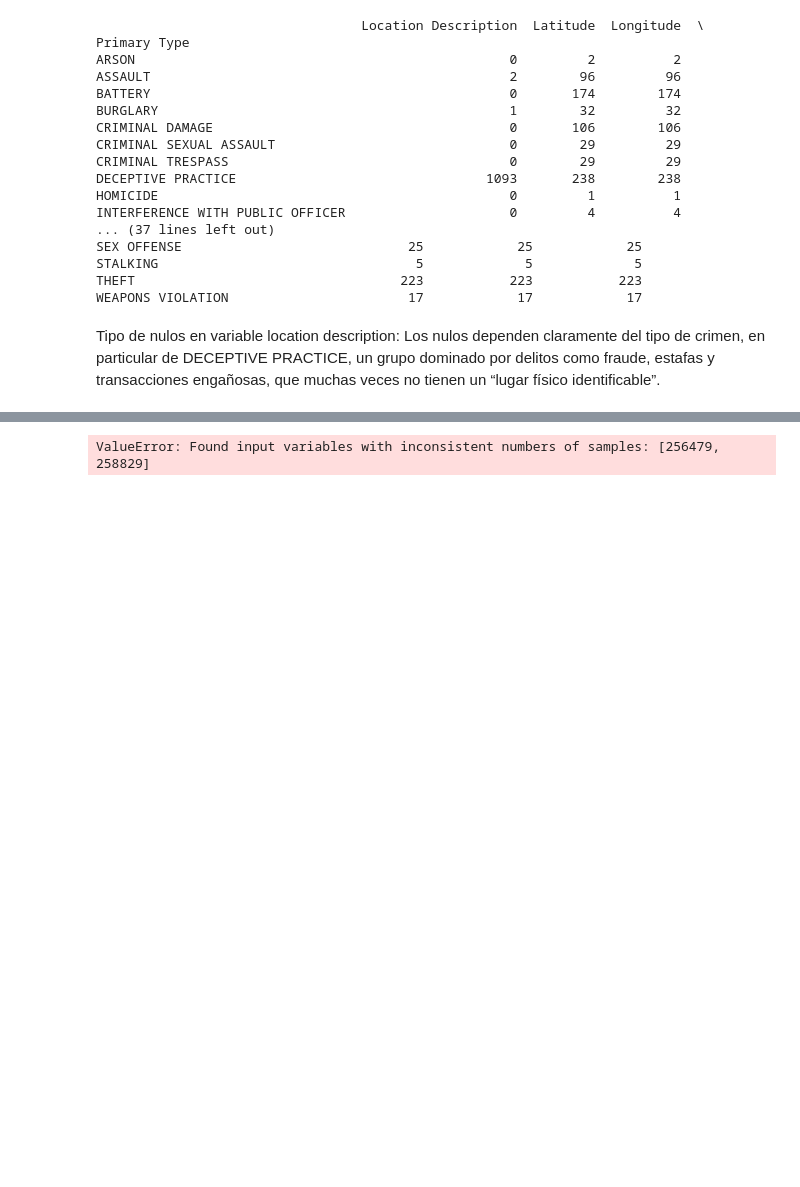
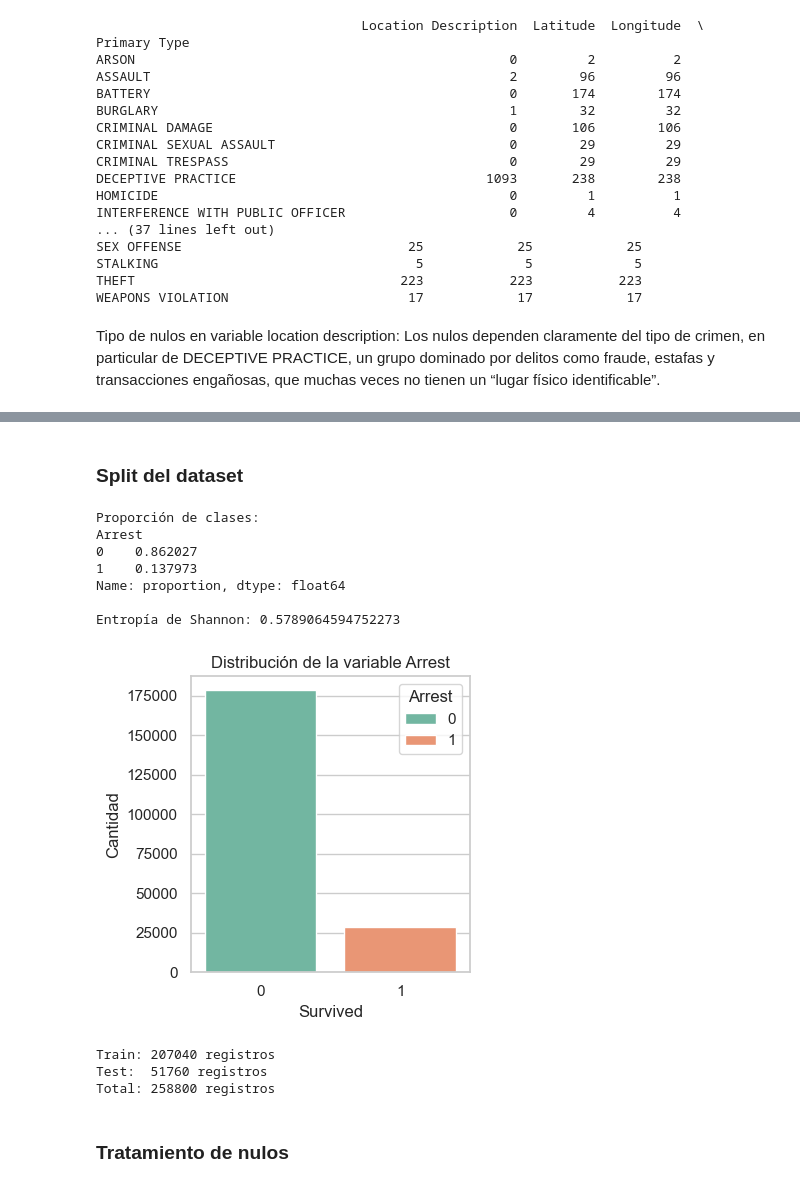
Before and after one commit to AlejandroValle99/trabajo_practico-AdD_g8, a Jupyter notebook: main.ipynb, the cells around one changed output, grey strips where cells are left out. Drawn from its saved outputs; the diff is of its cells as text; code cells hidden in the pictures; blank space fills up the shorter version.

Commit message:
tratamiento

```diff
--- a/main.ipynb
+++ b/main.ipynb
@@ -463,0 +747,9 @@ Numero de registros dataset limpio 256479
+# %%
+cols_to_drop = ['ID', "Case Number", "Updated On", "Location", "Block", "X Coordinate", "Y Coordinate", "Latitude", "Longitude"]
+
+
+print("Columnas antes de la limpieza", df_cleaned.columns)
+
+df_cleaned.drop(columns=cols_to_drop, inplace=True)
+
+print("Columnas despues de la limpieza", df_cleaned.columns)
@@ -463,0 +767,12 @@ Numero de registros dataset limpio 256479
+# %%
+df_cleaned['Date'] = pd.to_datetime(df_cleaned['Date'], format='%m/%d/%Y %I:%M:%S %p')
+
+# Extraigo año,mes,dia y hora
+df_cleaned['Month'] = df_cleaned['Date'].dt.month
+df_cleaned['WeekDay'] = df_cleaned['Date'].dt.dayofweek  # 0 es Lunes, 6 es Domingo
+df_cleaned['Hour'] = df_cleaned['Date'].dt.hour
+
+df_cleaned.drop(columns=['Date'], inplace=True)
+
+
+print(df_cleaned.columns)
@@ -463,0 +786,6 @@ Numero de registros dataset limpio 256479
+# %%
+df_cleaned['Arrest'] = df_cleaned['Arrest'].astype(int)
+
+df_cleaned['Domestic'] = df_cleaned['Domestic'].astype(int)
+
+df_cleaned.head()
@@ -501,10 +826,27 @@ df_final.head()
-# %%
-target="Arrest"
-X = df_final.drop(columns=[target])
-y = df[target]
-
-X_train, X_test, y_train, y_test = train_test_split(X,y,test_size=0.2, random_state=42, stratify=y)
-
-info(y_train)
-# %% [output]
-ValueError: Found input variables with inconsistent numbers of samples: [256479, 258829]
+# %% [markdown]
+### Split del dataset
+# %%
+X = df_cleaned.drop(columns=["Arrest"])
+y = df_cleaned["Arrest"]
+
+X_train, X_test, y_train, y_test = train_test_split(X,y,test_size=0.2, random_state=42, stratify=y)
+# %% [output]
+Proporción de clases:
+Arrest
+0    0.862027
+1    0.137973
+Name: proportion, dtype: float64
+
+Entropía de Shannon: 0.5789064594752273
+[figure, added]
+# %%
+# Cantidad de registros en set de Train, Test y Total de registros
+print(f"Train: {len(X_train)} registros")
+print(f"Test:  {len(X_test)} registros")
+print(f"Total: {len(X_train) + len(X_test)} registros")
+# %% [output]
+Train: 207040 registros
+Test:  51760 registros
+Total: 258800 registros
+# %% [markdown]
+### Tratamiento de nulos
```
Also changed, not shown: parts of 37 cells of this notebook.
